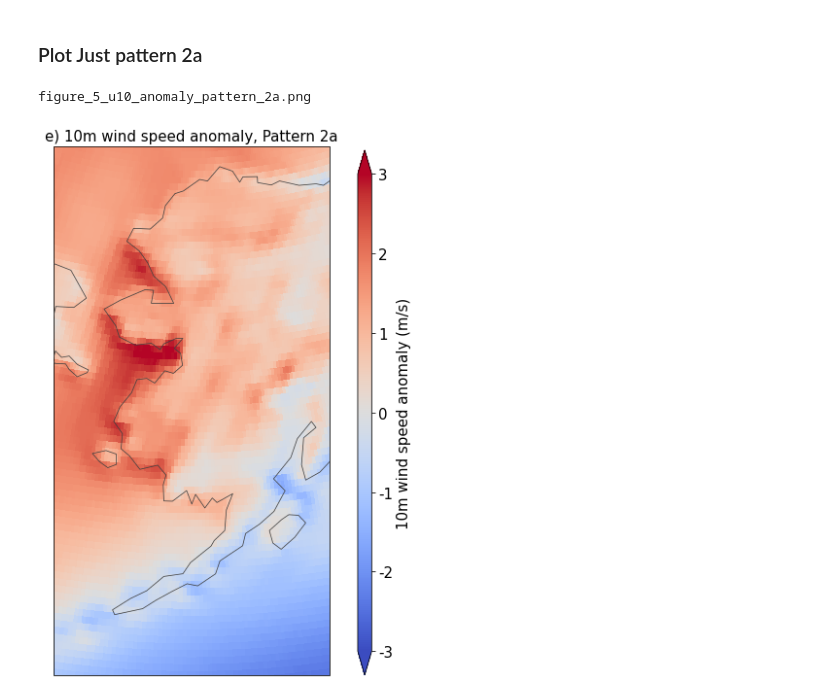
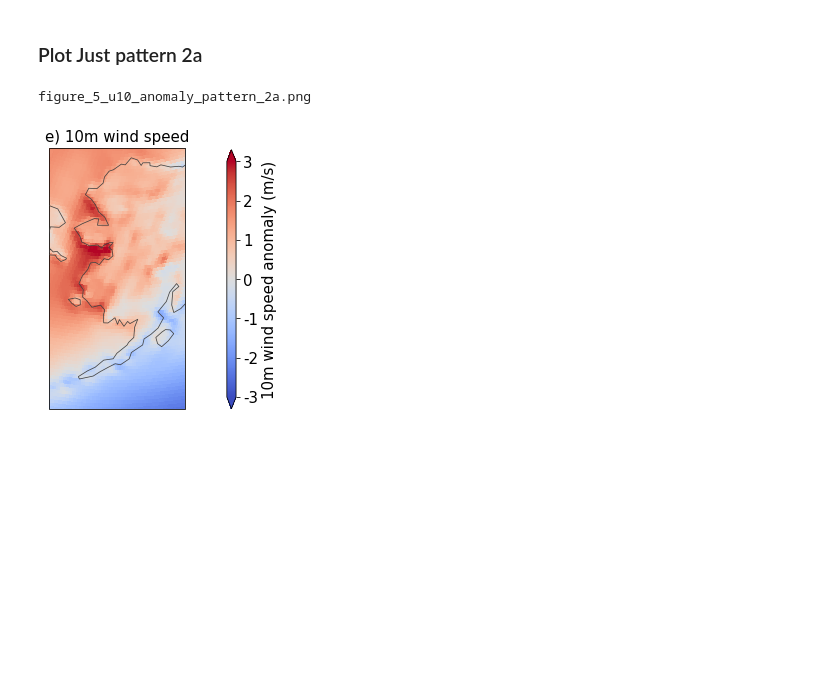
Before and after one commit to duvivier/Alaska_fall_storms_impacts, a Jupyter notebook: analysis/figure_5_alaska_som_anomaly_composites_u10.ipynb, the cells around one changed output. Saved outputs shown, nothing was run; the diff lists cells and outputs as text; code cells hidden in the pictures; blank space fills up the shorter version.

```diff
--- a/analysis/figure_5_alaska_som_anomaly_composites_u10.ipynb
+++ b/analysis/figure_5_alaska_som_anomaly_composites_u10.ipynb
@@ -294,31 +294,32 @@ lon_avg = 200
 # %%
 # set some of the plot info
 
 # set info for this plot - just pattern 2a!
 ds_plot = node_composite_all.sel(node=6)
 file_out = 'figure_5_u10_anomaly_pattern_2a.png'
 print(file_out)
 
 # make plot
-fig = plt.figure(figsize=(10,10))
+#fig = plt.figure(figsize=(10,10))
+fig = plt.figure(figsize=(6.4,4.8))
 ax = fig.add_subplot(1,1,1, projection=ccrs.NorthPolarStereo(central_longitude=lon_avg))
 cs = ax.pcolormesh(ds_plot.coords['lon'].values,ds_plot.coords['lat'].values,ds_plot.values,
                    vmin=vmin_in, vmax=vmax_in, cmap=cmap_choice, transform=ccrs.PlateCarree())
 # add features
 ax.set_extent([lon_min,lon_max,lat_min,lat_max], crs=ccrs.PlateCarree())
 ax.coastlines(resolution='110m', color='0.25', linewidth=0.75, zorder=10)
-plt.title('e) 10m wind speed anomaly, Pattern 2a',fontsize=15)
+plt.title('e) 10m wind speed',fontsize=15)
 
 # colorbar stuff
 cbar_ax = fig.add_axes([0.75,0.125,0.02,0.75])
 cbar = fig.colorbar(cs, cax=cbar_ax, ticks=ticks_1[:],orientation='vertical', extend='both')
 cbar.ax.set_yticklabels(list(ticks_1))
 cbar.ax.tick_params(labelsize=15)
 cbar.set_label('10m wind speed anomaly ('+units+')', fontsize=15)
 
 # save figure
 plt.savefig(file_out, bbox_inches='tight', dpi=200)
 plt.savefig(dir_out+file_out, bbox_inches='tight', dpi=200)
 # %% [output]
 figure_5_u10_anomaly_pattern_2a.png
-[figure, old version]
+[figure, new version]
```
Also changed, not shown: 7 other files.
